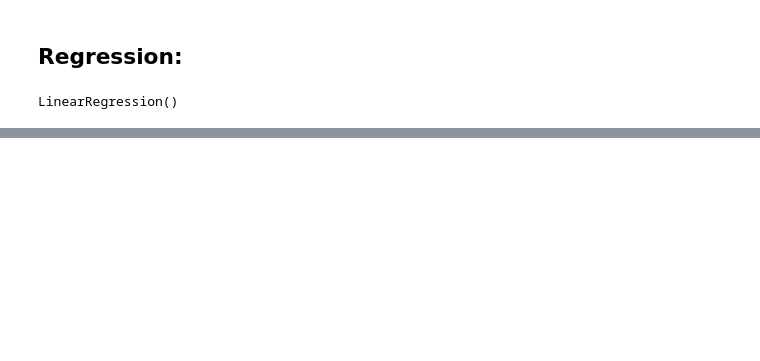
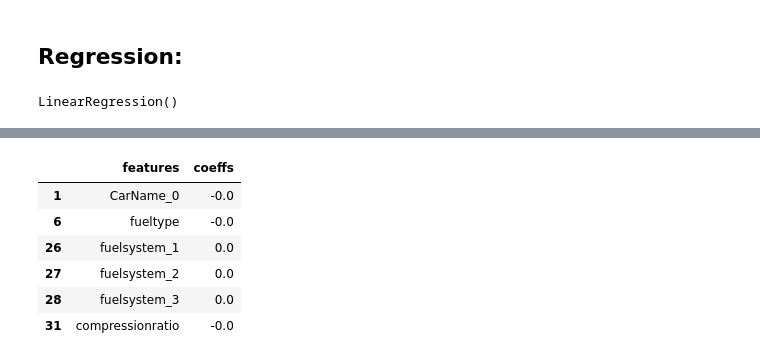
Before and after one commit to SaidKamalov/CarPricePrediction, a Jupyter notebook: car-price-model.ipynb, the cells around one changed output, grey strips where cells are left out. Saved outputs shown, nothing was run; the diff lists cells and outputs as text; code cells hidden in the pictures; blank space fills up the shorter version.

```diff
--- a/car-price-model.ipynb
+++ b/car-price-model.ipynb
@@ -93,0 +233,10 @@ Coefficient of determination 0.8346505791648887
+# %%
+coefficients[coefficients['coeffs'] == 0]
+# %% [output]
+|  | features | coeffs |
+| 1 | CarName_0 | -0.0 |
+| 6 | fueltype | -0.0 |
+| 26 | fuelsystem_1 | 0.0 |
+| 27 | fuelsystem_2 | 0.0 |
+| 28 | fuelsystem_3 | 0.0 |
+| 31 | compressionratio | -0.0 |
```
Also changed, not shown: parts of 11 cells of this notebook.
